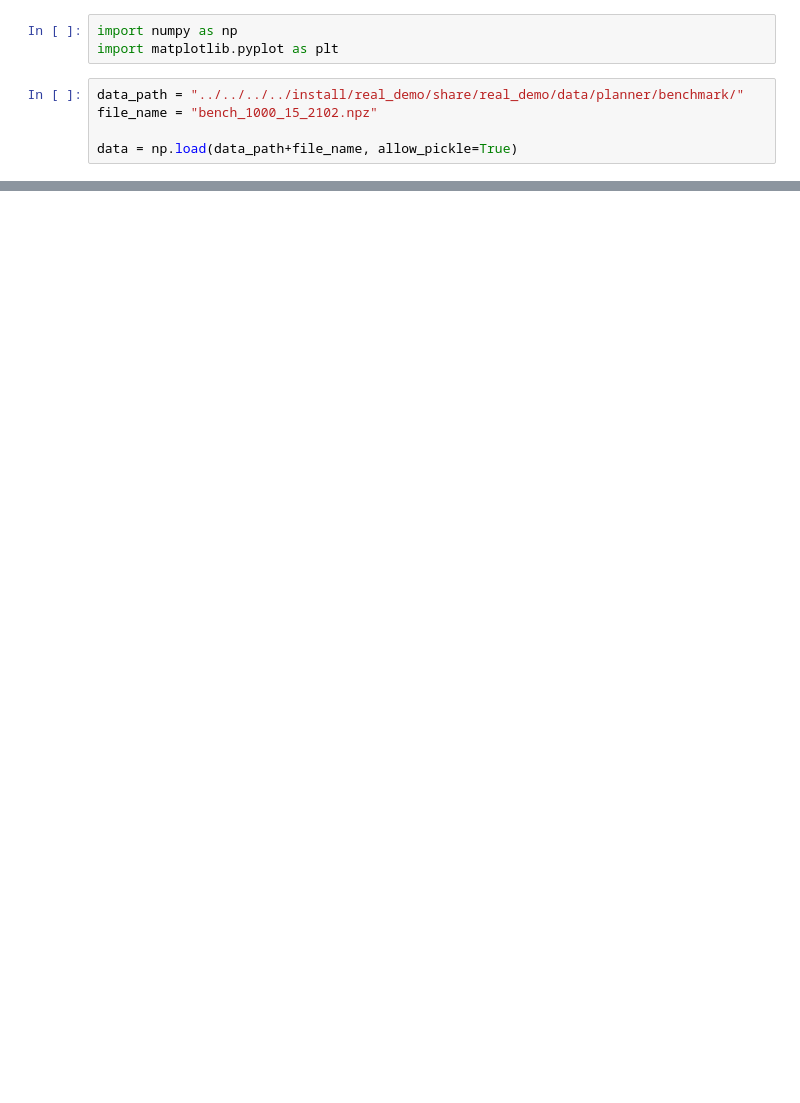
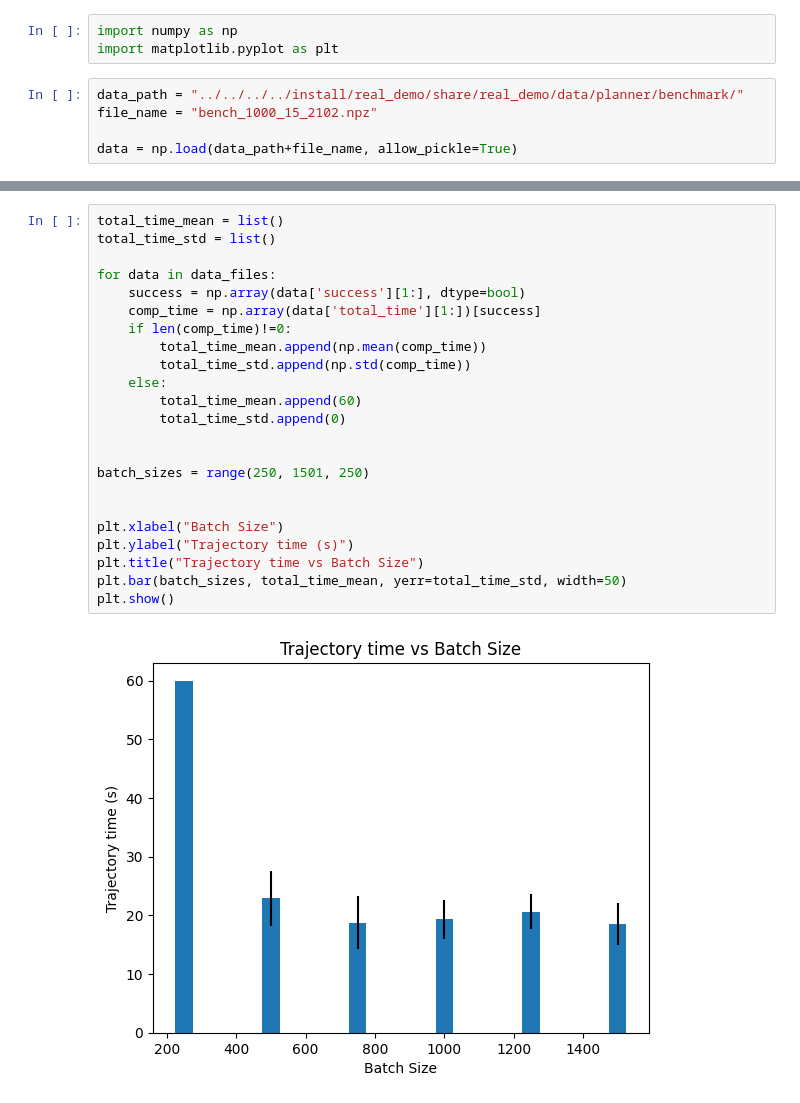
Before and after one commit to AKS-Lab-Univertsity-of-Tartu/bimanual_manipulation, a Jupyter notebook: real_demo/sampling_based_planner/benchmark.ipynb, the cells around one changed output, grey strips where cells are left out. Saved outputs shown, nothing was run; the diff lists cells and outputs as text; blank space fills up the shorter version.

```diff
--- a/real_demo/sampling_based_planner/benchmark.ipynb
+++ b/real_demo/sampling_based_planner/benchmark.ipynb
@@ -88,0 +144,25 @@ plt.show()
+# %%
+total_time_mean = list()
+total_time_std = list()
+
+for data in data_files:
+    success = np.array(data['success'][1:], dtype=bool)
+    comp_time = np.array(data['total_time'][1:])[success]
+    if len(comp_time)!=0:
+        total_time_mean.append(np.mean(comp_time))
+        total_time_std.append(np.std(comp_time))
+    else:
+        total_time_mean.append(60)
+        total_time_std.append(0)
+
+
+batch_sizes = range(250, 1501, 250)
+
+
+plt.xlabel("Batch Size")
+plt.ylabel("Trajectory time (s)")
+plt.title("Trajectory time vs Batch Size")
+plt.bar(batch_sizes, total_time_mean, yerr=total_time_std, width=50)
+plt.show()
+# %% [output]
+[figure, added]
```
Also changed, not shown: parts of 8 cells of this notebook, 1 other file.
